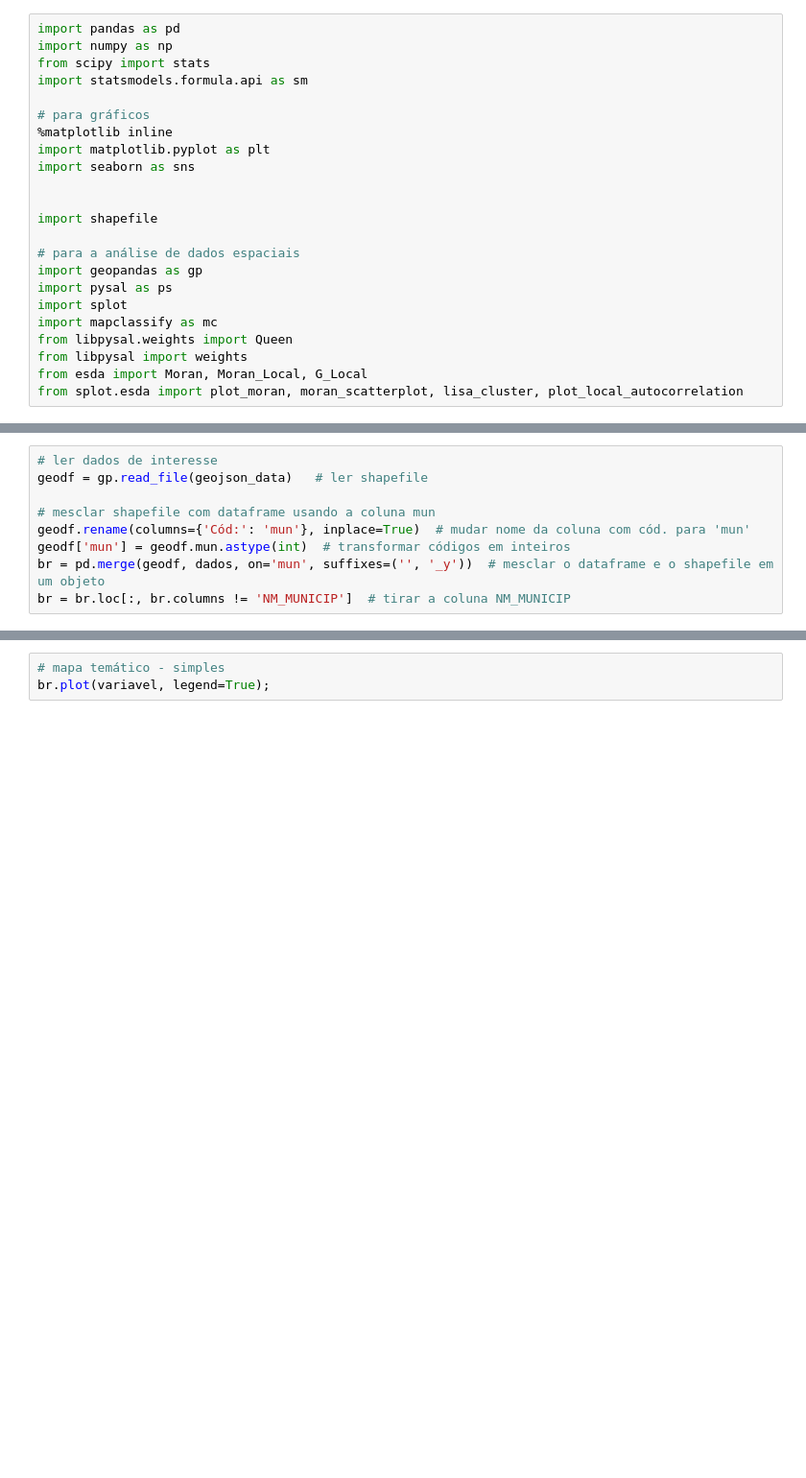
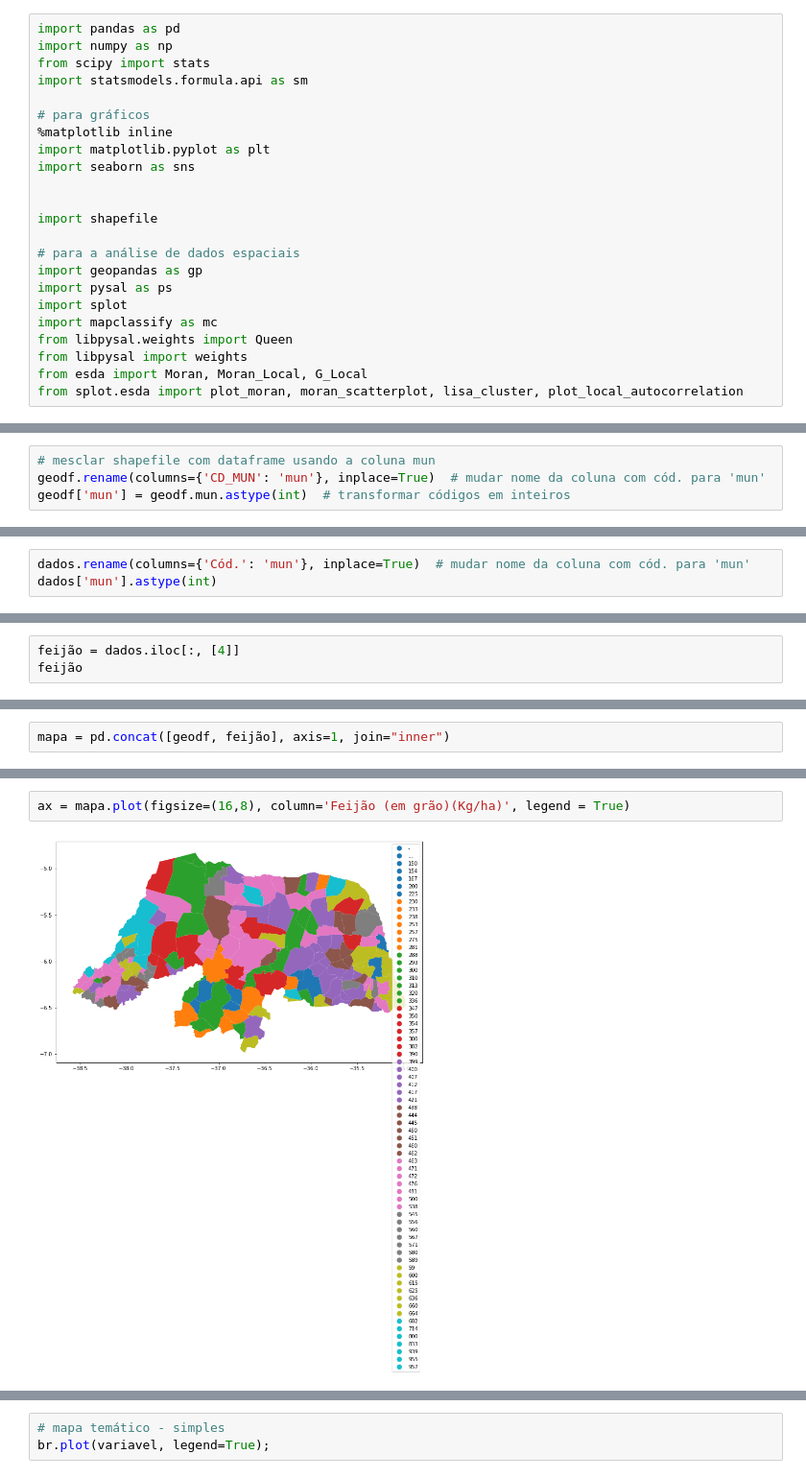
Before and after one commit to Gus-1003/Projetos_Geoestatistica, a Jupyter notebook: Sidra_RN_ProduçõesTemporarias/Sidra_RN_PT.ipynb, the cells around one changed output, grey strips where cells are left out. Shown at 96% size. Drawn from its saved outputs; the diff is of its cells as text; blank space fills up the shorter version.

```diff
--- a/Sidra_RN_ProduçõesTemporarias/Sidra_RN_PT.ipynb
+++ b/Sidra_RN_ProduçõesTemporarias/Sidra_RN_PT.ipynb
@@ -58,9 +155,4 @@ dados = pd.read_csv('https://raw.githubusercontent.com/Gus-1003/GeoProcessamento
 # %%
-# ler dados de interesse
-geodf = gp.read_file(geojson_data)   # ler shapefile
-
 # mesclar shapefile com dataframe usando a coluna mun
-geodf.rename(columns={'Cód:': 'mun'}, inplace=True)  # mudar nome da coluna com cód. para 'mun'
+geodf.rename(columns={'CD_MUN': 'mun'}, inplace=True)  # mudar nome da coluna com cód. para 'mun'
 geodf['mun'] = geodf.mun.astype(int)  # transformar códigos em inteiros
-br = pd.merge(geodf, dados, on='mun', suffixes=('', '_y'))  # mesclar o dataframe e o shapefile em um objeto
-br = br.loc[:, br.columns != 'NM_MUNICIP']  # tirar a coluna NM_MUNICIP
@@ -68,0 +174,3 @@ AttributeError: ignored
+# %%
+dados.rename(columns={'Cód.': 'mun'}, inplace=True)  # mudar nome da coluna com cód. para 'mun'
+dados['mun'].astype(int)
@@ -68,0 +190,3 @@ AttributeError: ignored
+# %%
+feijão = dados.iloc[:, [4]]
+feijão
@@ -68,0 +207,2 @@ AttributeError: ignored
+# %%
+mapa = pd.concat([geodf, feijão], axis=1, join="inner")
@@ -81,3 +252,7 @@ br[variavel].hist();
+# %%
+ax = mapa.plot(figsize=(16,8), column='Feijão (em grão)(Kg/ha)', legend = True)
+# %% [output]
+[figure, added]
 # %%
 # boxplot
 sns.boxplot(br[variavel], orient='v');
```
Also changed, not shown: parts of 30 cells of this notebook.
